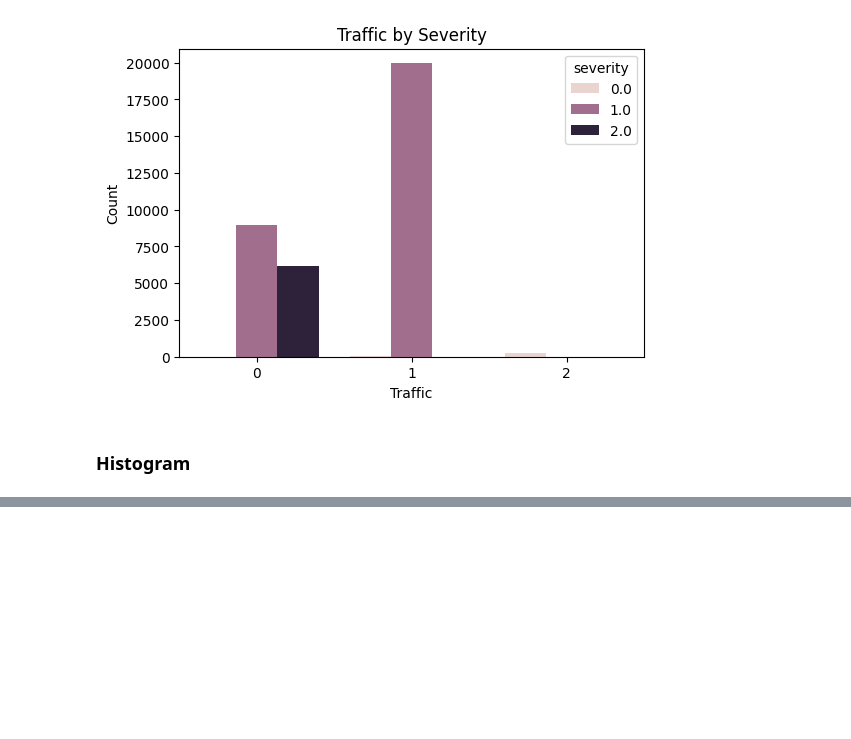
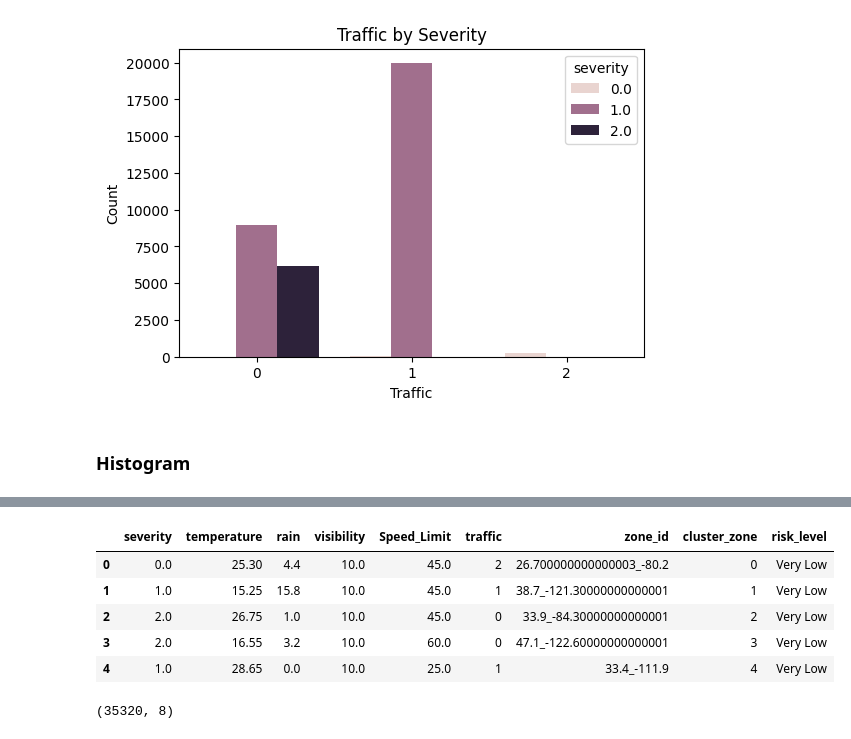
Before and after one commit to Hassan-AlMarsafy/traffic-accidents-prediction-Ai-application, a Jupyter notebook: Main/main.ipynb, the cells around one changed output, grey strips where cells are left out. Drawn from its saved outputs; the diff is of its cells as text; code cells hidden in the pictures; blank space fills up the shorter version.

```diff
--- a/Main/main.ipynb
+++ b/Main/main.ipynb
@@ -186,0 +368,11 @@ for feature in features:
+# %%
+df= analysis_df.drop(columns=['lat_bin', 'long_bin', 'accident_id','date_time','location_lat','location_lon'], errors='ignore')
+# %%
+df.head()
+# %% [output]
+|  | severity | temperature | rain | visibility | Speed_Limit | traffic | zone_id | cluster_zone | risk_level |
+| 0 | 0.0 | 25.30 | 4.4 | 10.0 | 45.0 | 2 | 26.700000000000003_-80.2 | 0 | Very Low |
+| 1 | 1.0 | 15.25 | 15.8 | 10.0 | 45.0 | 1 | 38.7_-121.30000000000001 | 1 | Very Low |
+| 2 | 2.0 | 26.75 | 1.0 | 10.0 | 45.0 | 0 | 33.9_-84.30000000000001 | 2 | Very Low |
+| 3 | 2.0 | 16.55 | 3.2 | 10.0 | 60.0 | 0 | 47.1_-122.60000000000001 | 3 | Very Low |
+| 4 | 1.0 | 28.65 | 0.0 | 10.0 | 25.0 | 1 | 33.4_-111.9 | 4 | Very Low |
@@ -186,0 +385,4 @@ for feature in features:
+# %%
+df.shape
+# %% [output]
+(35320, 8)
```
Also changed, not shown: parts of 15 cells of this notebook, 4 other files.
